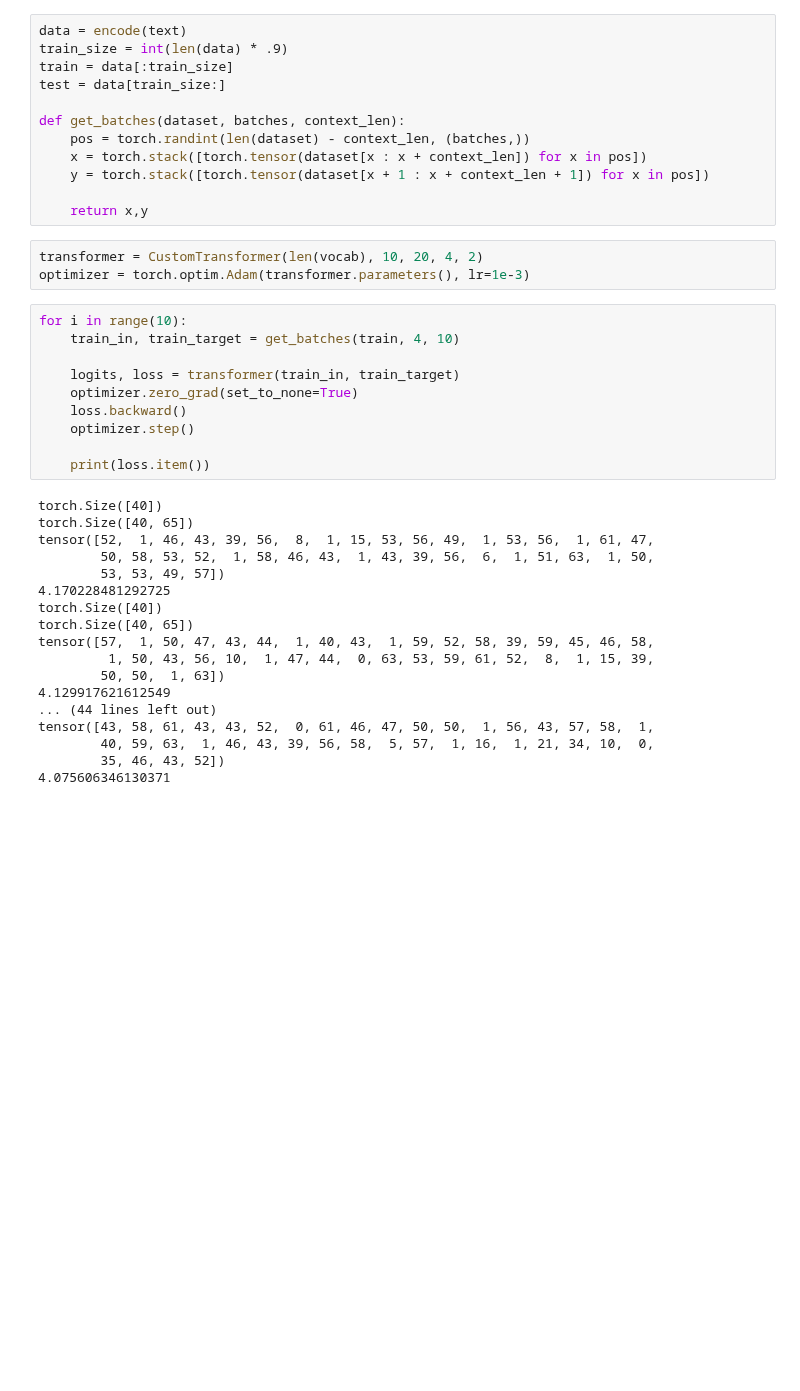
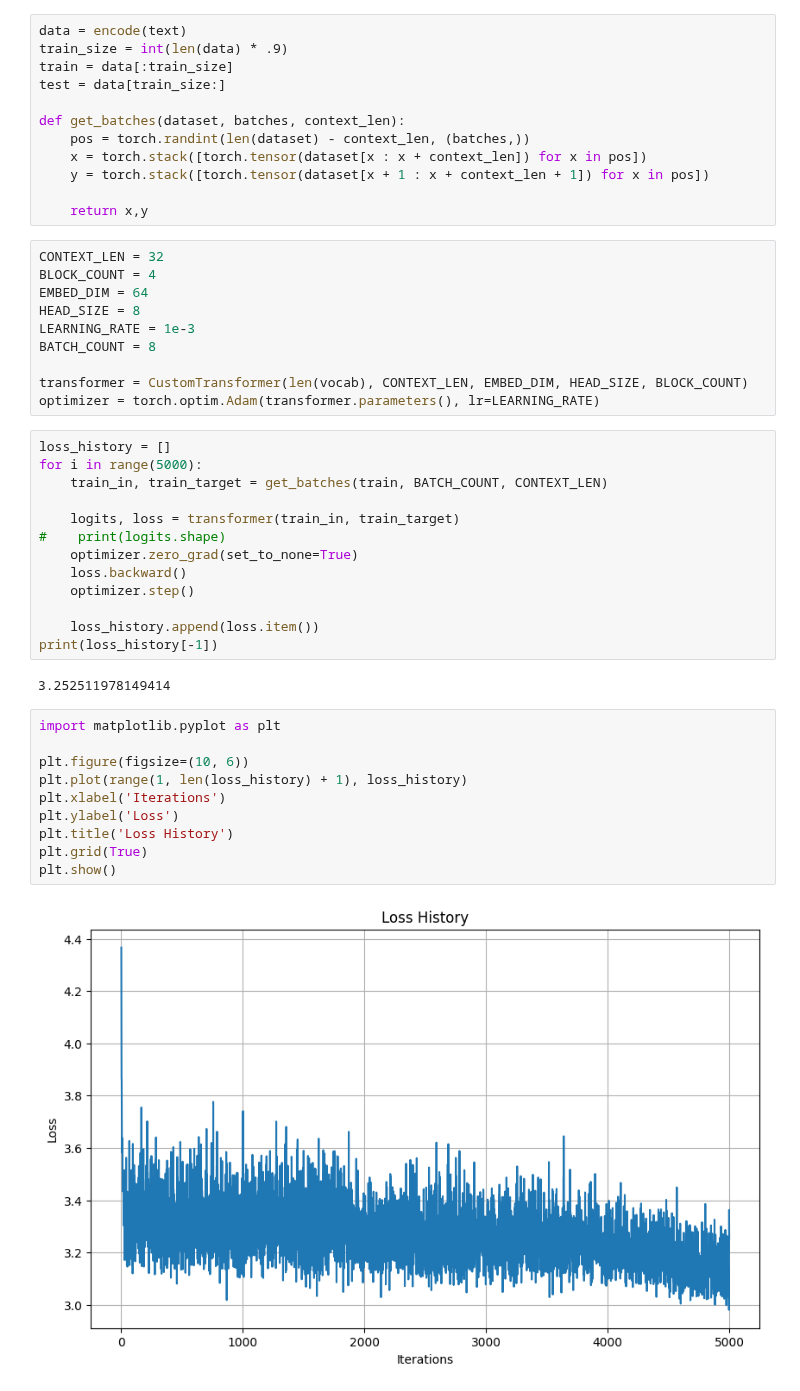
Before and after one commit to yvsharma02/FederatedLearningCodePrediction, a Jupyter notebook: src/main.ipynb, the cells around one changed output. Drawn from its saved outputs; the diff is of its cells as text; blank space fills up the shorter version.

```diff
--- a/src/main.ipynb
+++ b/src/main.ipynb
@@ -32,34 +32,40 @@ def get_batches(dataset, batches, context_len):
     y = torch.stack([torch.tensor(dataset[x + 1 : x + context_len + 1]) for x in pos])
 
     return x,y
-# %%
-transformer = CustomTransformer(len(vocab), 10, 20, 4, 2)
-optimizer = torch.optim.Adam(transformer.parameters(), lr=1e-3)
+# %%
+CONTEXT_LEN = 32
+BLOCK_COUNT = 4
+EMBED_DIM = 64
+HEAD_SIZE = 8
+LEARNING_RATE = 1e-3
+BATCH_COUNT = 8
+
+transformer = CustomTransformer(len(vocab), CONTEXT_LEN, EMBED_DIM, HEAD_SIZE, BLOCK_COUNT)
+optimizer = torch.optim.Adam(transformer.parameters(), lr=LEARNING_RATE)
 # %%
-for i in range(10):
-    train_in, train_target = get_batches(train, 4, 10)
+loss_history = []
+for i in range(5000):
+    train_in, train_target = get_batches(train, BATCH_COUNT, CONTEXT_LEN)
 
     logits, loss = transformer(train_in, train_target)
+#    print(logits.shape)
     optimizer.zero_grad(set_to_none=True)
     loss.backward()
     optimizer.step()
 
-    print(loss.item())
+    loss_history.append(loss.item())
+print(loss_history[-1])
 # %% [output]
-torch.Size([40])
-torch.Size([40, 65])
-tensor([52,  1, 46, 43, 39, 56,  8,  1, 15, 53, 56, 49,  1, 53, 56,  1, 61, 47,
-        50, 58, 53, 52,  1, 58, 46, 43,  1, 43, 39, 56,  6,  1, 51, 63,  1, 50,
-        53, 53, 49, 57])
-4.170228481292725
-torch.Size([40])
-torch.Size([40, 65])
-tensor([57,  1, 50, 47, 43, 44,  1, 40, 43,  1, 59, 52, 58, 39, 59, 45, 46, 58,
-         1, 50, 43, 56, 10,  1, 47, 44,  0, 63, 53, 59, 61, 52,  8,  1, 15, 39,
-        50, 50,  1, 63])
-4.129917621612549
-... (44 lines left out)
-tensor([43, 58, 61, 43, 43, 52,  0, 61, 46, 47, 50, 50,  1, 56, 43, 57, 58,  1,
-        40, 59, 63,  1, 46, 43, 39, 56, 58,  5, 57,  1, 16,  1, 21, 34, 10,  0,
-        35, 46, 43, 52])
-4.075606346130371
+3.252511978149414
+# %%
+import matplotlib.pyplot as plt
+
+plt.figure(figsize=(10, 6))
+plt.plot(range(1, len(loss_history) + 1), loss_history)
+plt.xlabel('Iterations')
+plt.ylabel('Loss')
+plt.title('Loss History')
+plt.grid(True)
+plt.show()
+# %% [output]
+[figure, added]
```
Also changed, not shown: parts of 2 cells of this notebook, 1 other file.
